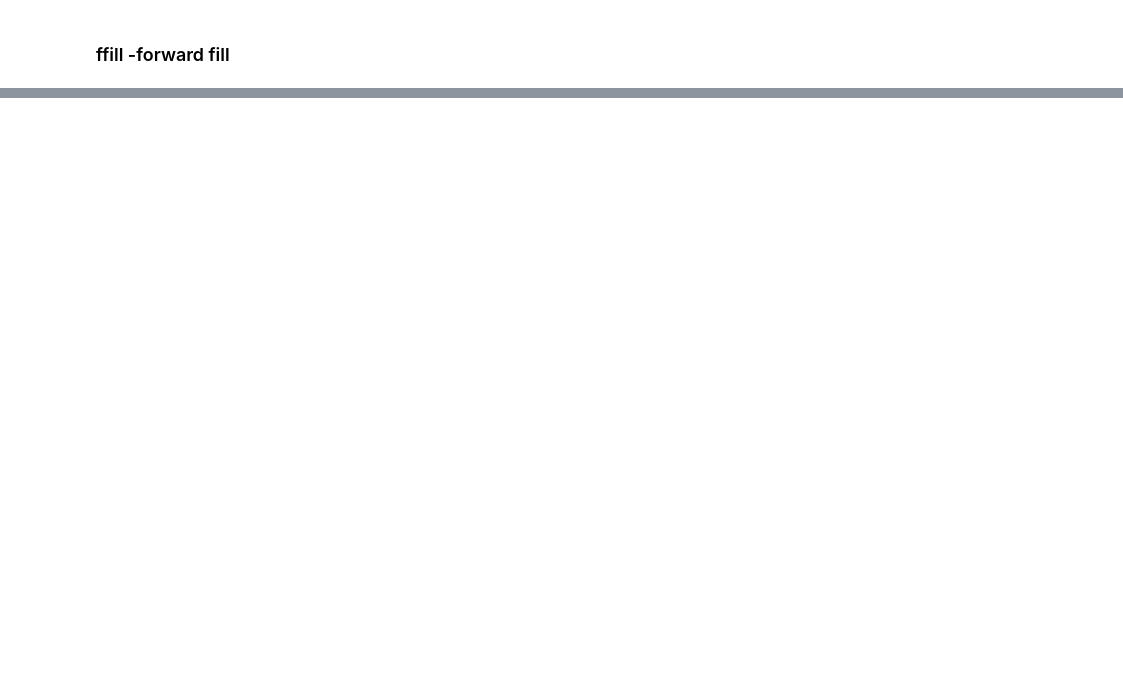
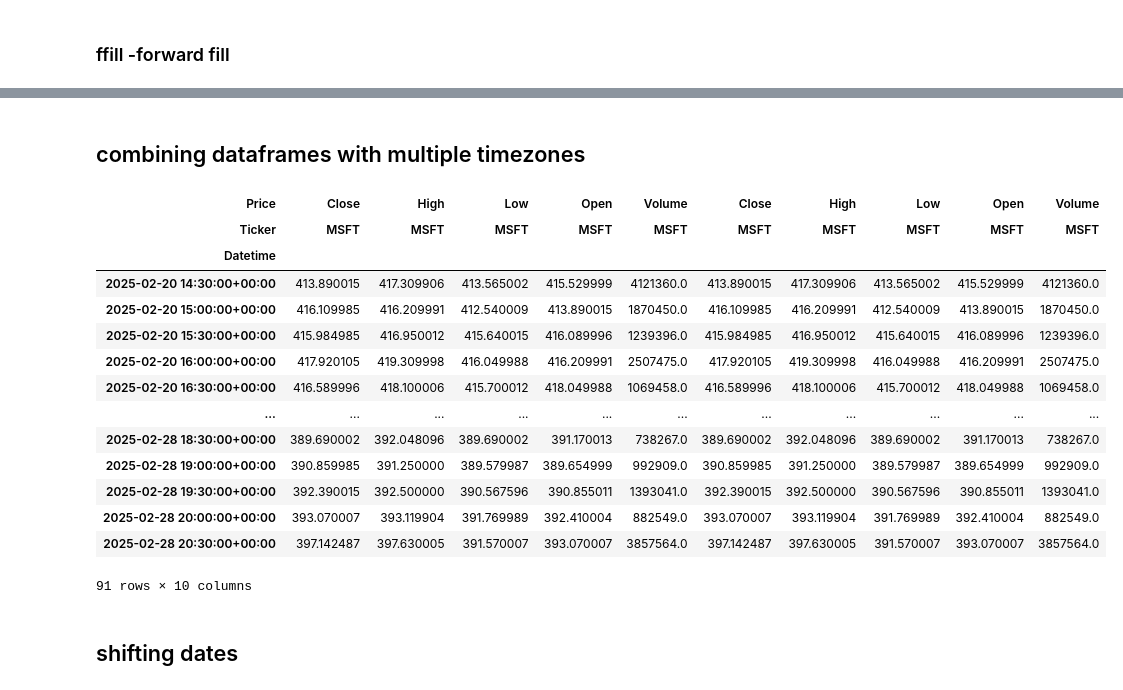
Before and after one commit to partha001/python-for-financial-markets, a Jupyter notebook: 5.TimeSeriesDataAnalysis.ipynb, the cells around one changed output, grey strips where cells are left out. Drawn from its saved outputs; the diff is of its cells as text; code cells hidden in the pictures; blank space fills up the shorter version.

Commit message:
finance: working with time-series data
finance: working with time-series data

```diff
--- a/5.TimeSeriesDataAnalysis.ipynb
+++ b/5.TimeSeriesDataAnalysis.ipynb
@@ -420,0 +650,7 @@ tickerData.tail(10)
+# %%
+tickers = "MSFT"
+data = yf.download(tickers, period='7d', interval='30m')
+
+# Create a new DataFrame with the index converted to IST
+data_ist = pd.DataFrame(data.values, index=data.index.tz_convert('Asia/Kolkata'), columns=data.columns)
+data_ist.head()
@@ -420,0 +667,5 @@ tickerData.tail(10)
+# %%
+# lets create one more dataframe form the same data but with a different timezone
+# Create a new DataFrame with the index converted to IST
+data_ny = pd.DataFrame(data.values, index=data.index.tz_convert('America/New_York'), columns=data.columns)
+data_ny.head()
@@ -420,0 +681,23 @@ tickerData.tail(10)
+# %% [markdown]
+## combining dataframes with multiple timezones
+# %%
+alltimes = pd.concat([data_ny, data_ist], axis=1) # this will combine that dataframe and display the values side by side for the same index value
+alltimes
+# %% [output]
+| Price | Close | High | Low | Open | Volume | Close | High | Low | Open | Volume |
+| Ticker | MSFT | MSFT | MSFT | MSFT | MSFT | MSFT | MSFT | MSFT | MSFT | MSFT |
+| Datetime |  |  |  |  |  |  |  |  |  |  |
+| 2025-02-20 14:30:00+00:00 | 413.890015 | 417.309906 | 413.565002 | 415.529999 | 4121360.0 | 413.890015 | 417.309906 | 413.565002 | 415.529999 | 4121360.0 |
+| 2025-02-20 15:00:00+00:00 | 416.109985 | 416.209991 | 412.540009 | 413.890015 | 1870450.0 | 416.109985 | 416.209991 | 412.540009 | 413.890015 | 1870450.0 |
+| 2025-02-20 15:30:00+00:00 | 415.984985 | 416.950012 | 415.640015 | 416.089996 | 1239396.0 | 415.984985 | 416.950012 | 415.640015 | 416.089996 | 1239396.0 |
+| 2025-02-20 16:00:00+00:00 | 417.920105 | 419.309998 | 416.049988 | 416.209991 | 2507475.0 | 417.920105 | 419.309998 | 416.049988 | 416.209991 | 2507475.0 |
+| 2025-02-20 16:30:00+00:00 | 416.589996 | 418.100006 | 415.700012 | 418.049988 | 1069458.0 | 416.589996 | 418.100006 | 415.700012 | 418.049988 | 1069458.0 |
+| ... | ... | ... | ... | ... | ... | ... | ... | ... | ... | ... |
+| 2025-02-28 18:30:00+00:00 | 389.690002 | 392.048096 | 389.690002 | 391.170013 | 738267.0 | 389.690002 | 392.048096 | 389.690002 | 391.170013 | 738267.0 |
+| 2025-02-28 19:00:00+00:00 | 390.859985 | 391.250000 | 389.579987 | 389.654999 | 992909.0 | 390.859985 | 391.250000 | 389.579987 | 389.654999 | 992909.0 |
+| 2025-02-28 19:30:00+00:00 | 392.390015 | 392.500000 | 390.567596 | 390.855011 | 1393041.0 | 392.390015 | 392.500000 | 390.567596 | 390.855011 | 1393041.0 |
+| 2025-02-28 20:00:00+00:00 | 393.070007 | 393.119904 | 391.769989 | 392.410004 | 882549.0 | 393.070007 | 393.119904 | 391.769989 | 392.410004 | 882549.0 |
+| 2025-02-28 20:30:00+00:00 | 397.142487 | 397.630005 | 391.570007 | 393.070007 | 3857564.0 | 397.142487 | 397.630005 | 391.570007 | 393.070007 | 3857564.0 |
+91 rows × 10 columns
+# %% [markdown]
+## shifting dates
```
Also changed, not shown: parts of 63 cells of this notebook.
